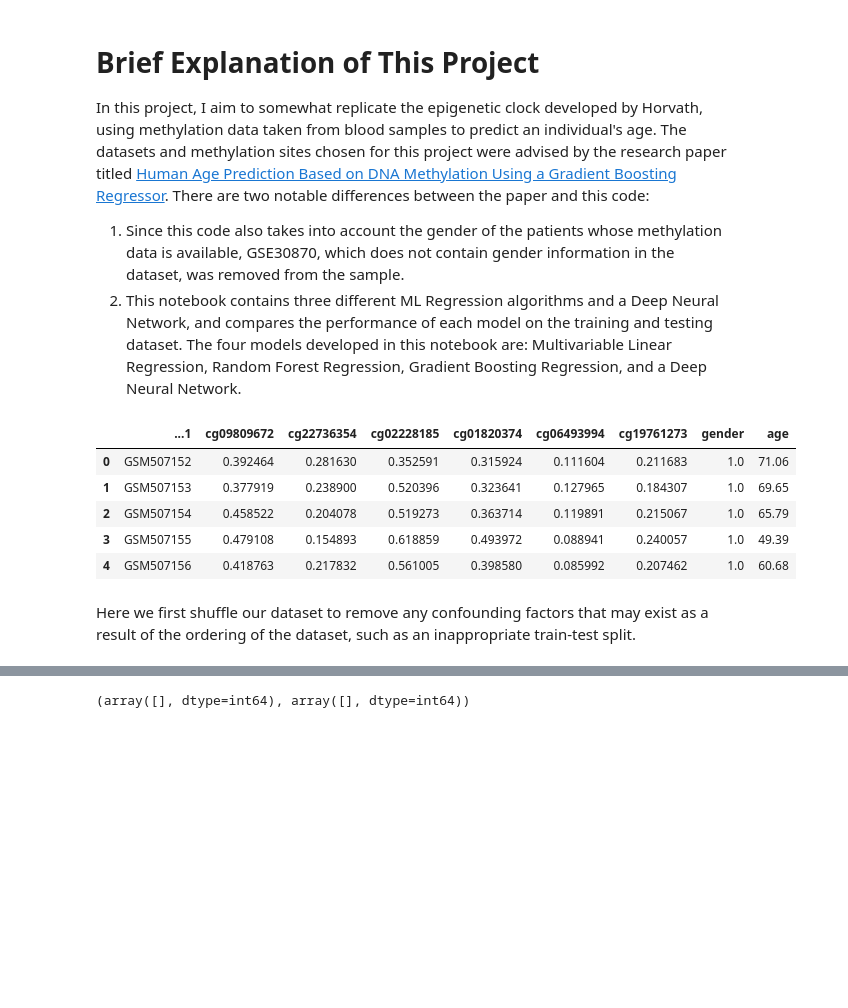
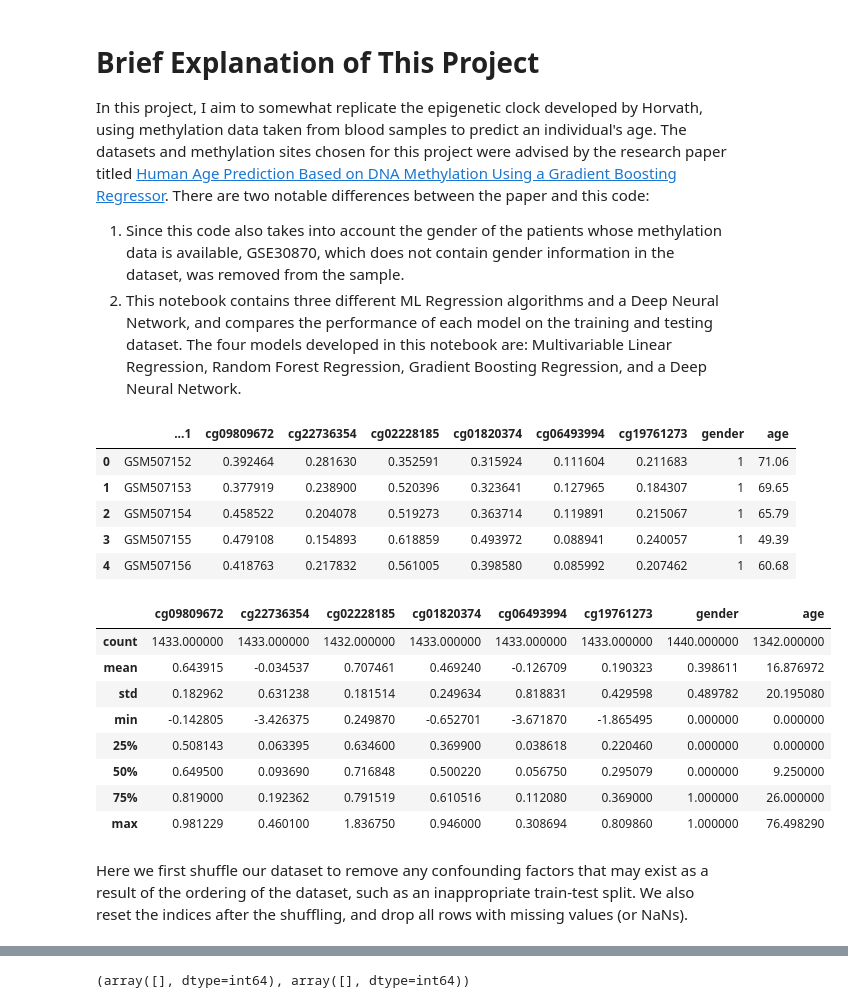
Before and after one commit to AkshajD/Epigenetic-Clock, a Jupyter notebook: Epigenetic_Clock.ipynb, the cells around one changed output, grey strips where cells are left out. Cells and saved outputs as stored; diff of their text form; code cells hidden in the pictures; blank space fills up the shorter version.

```diff
--- a/Epigenetic_Clock.ipynb
+++ b/Epigenetic_Clock.ipynb
@@ -26,18 +26,30 @@ import matplotlib.pyplot as plt
 import numpy as np
 # %%
 # Loading methylation dataset using Pandas
-path = "Enter your path here"
+path = "C:/Users/aadid/Documents/Extra/R_Code/Epigenetic-Clock/Methylation_Dataset.csv"
 df = pd.read_csv(path)
 df.head()
 # %% [output]
 |  | ...1 | cg09809672 | cg22736354 | cg02228185 | cg01820374 | cg06493994 | cg19761273 | gender | age |
-| 0 | GSM507152 | 0.392464 | 0.281630 | 0.352591 | 0.315924 | 0.111604 | 0.211683 | 1.0 | 71.06 |
-| 1 | GSM507153 | 0.377919 | 0.238900 | 0.520396 | 0.323641 | 0.127965 | 0.184307 | 1.0 | 69.65 |
-| 2 | GSM507154 | 0.458522 | 0.204078 | 0.519273 | 0.363714 | 0.119891 | 0.215067 | 1.0 | 65.79 |
-| 3 | GSM507155 | 0.479108 | 0.154893 | 0.618859 | 0.493972 | 0.088941 | 0.240057 | 1.0 | 49.39 |
-| 4 | GSM507156 | 0.418763 | 0.217832 | 0.561005 | 0.398580 | 0.085992 | 0.207462 | 1.0 | 60.68 |
+| 0 | GSM507152 | 0.392464 | 0.281630 | 0.352591 | 0.315924 | 0.111604 | 0.211683 | 1 | 71.06 |
+| 1 | GSM507153 | 0.377919 | 0.238900 | 0.520396 | 0.323641 | 0.127965 | 0.184307 | 1 | 69.65 |
+| 2 | GSM507154 | 0.458522 | 0.204078 | 0.519273 | 0.363714 | 0.119891 | 0.215067 | 1 | 65.79 |
+| 3 | GSM507155 | 0.479108 | 0.154893 | 0.618859 | 0.493972 | 0.088941 | 0.240057 | 1 | 49.39 |
+| 4 | GSM507156 | 0.418763 | 0.217832 | 0.561005 | 0.398580 | 0.085992 | 0.207462 | 1 | 60.68 |
+# %%
+df.describe()
+# %% [output]
+|  | cg09809672 | cg22736354 | cg02228185 | cg01820374 | cg06493994 | cg19761273 | gender | age |
+| count | 1433.000000 | 1433.000000 | 1432.000000 | 1433.000000 | 1433.000000 | 1433.000000 | 1440.000000 | 1342.000000 |
+| mean | 0.643915 | -0.034537 | 0.707461 | 0.469240 | -0.126709 | 0.190323 | 0.398611 | 16.876972 |
+| std | 0.182962 | 0.631238 | 0.181514 | 0.249634 | 0.818831 | 0.429598 | 0.489782 | 20.195080 |
+| min | -0.142805 | -3.426375 | 0.249870 | -0.652701 | -3.671870 | -1.865495 | 0.000000 | 0.000000 |
+| 25% | 0.508143 | 0.063395 | 0.634600 | 0.369900 | 0.038618 | 0.220460 | 0.000000 | 0.000000 |
+| 50% | 0.649500 | 0.093690 | 0.716848 | 0.500220 | 0.056750 | 0.295079 | 0.000000 | 9.250000 |
+| 75% | 0.819000 | 0.192362 | 0.791519 | 0.610516 | 0.112080 | 0.369000 | 1.000000 | 26.000000 |
+| max | 0.981229 | 0.460100 | 1.836750 | 0.946000 | 0.308694 | 0.809860 | 1.000000 | 76.498290 |
 # %% [markdown]
-Here we first shuffle our dataset to remove any confounding factors that may exist as a result of the ordering of the dataset, such as an inappropriate train-test split.
+Here we first shuffle our dataset to remove any confounding factors that may exist as a result of the ordering of the dataset, such as an inappropriate train-test split. We also reset the indices after the shuffling, and drop all rows with missing values (or NaNs).
 # %%
 # Shuffle dataframe to randomize data order, possibly preventing confounding factors
 df = shuffle(df)
```
Also changed, not shown: parts of 18 cells of this notebook.
